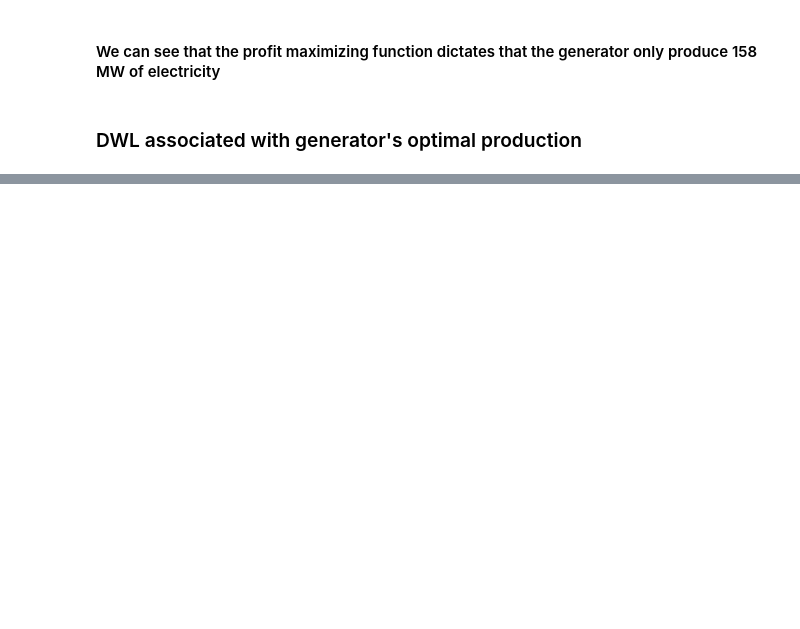
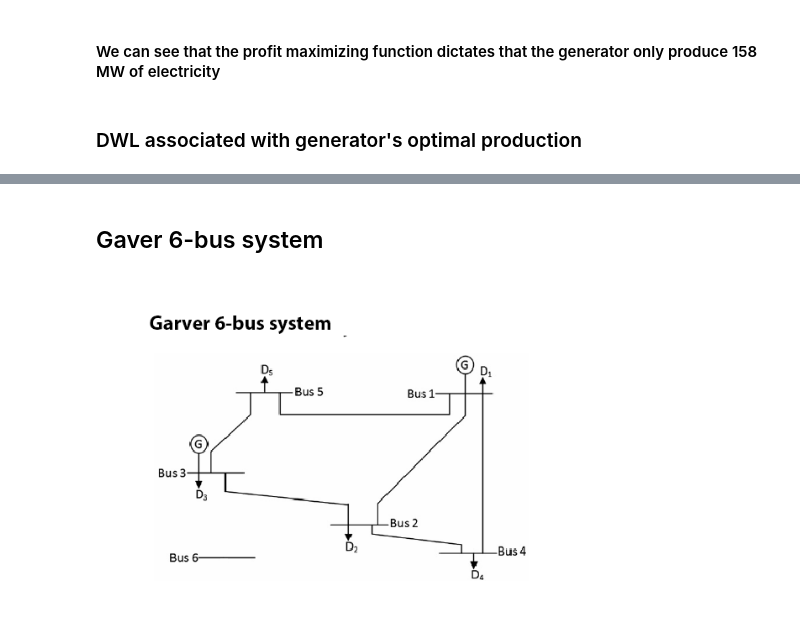
Before and after one commit to coquetm/CMiE-2017-Manuel-Coquet, a Jupyter notebook: Manuel_Coquet_Final_Project.ipynb, the cells around one changed output, grey strips where cells are left out. Saved outputs shown, nothing was run; the diff lists cells and outputs as text; code cells hidden in the pictures; blank space fills up the shorter version.

```diff
--- a/Manuel_Coquet_Final_Project.ipynb
+++ b/Manuel_Coquet_Final_Project.ipynb
@@ -1153,0 +1192,6 @@ scatter!([gen_opt_P+3], [14_500], series_annotations = ["DWL = $gen_opt_DWL doll
+# %% [markdown]
+## Gaver 6-bus system
+# %%
+load("Garver.png")
+# %% [output]
+[figure, added]
```
Also changed, not shown: parts of 73 cells of this notebook, 2 other files.
